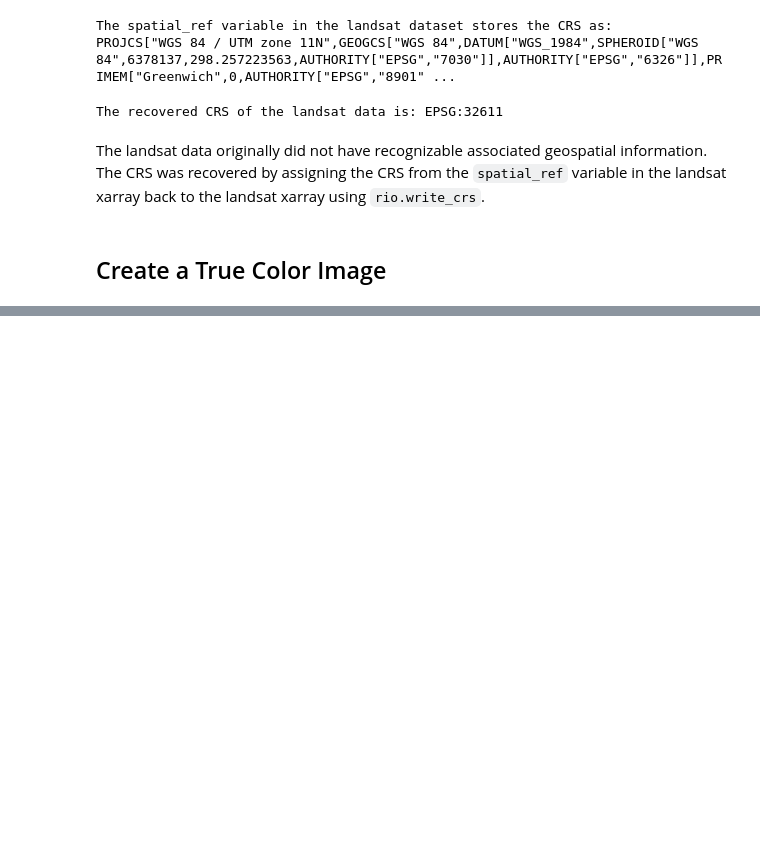
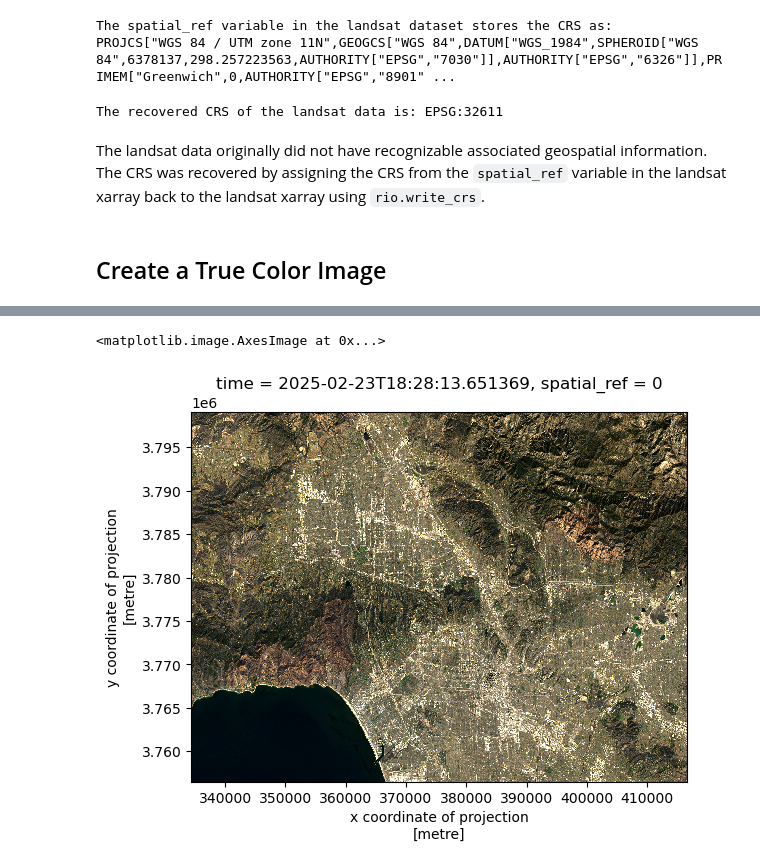
Before and after one commit to pr-scilla/eds220-hwk4, a Jupyter notebook: hwk4-task2-false-color-PIERCE.ipynb, the cells around one changed output, grey strips where cells are left out. Drawn from its saved outputs; the diff is of its cells as text; code cells hidden in the pictures; blank space fills up the shorter version.

```diff
--- a/hwk4-task2-false-color-PIERCE.ipynb
+++ b/hwk4-task2-false-color-PIERCE.ipynb
@@ -188,0 +220,6 @@ The landsat data originally did not have recognizable associated geospatial info
+# %%
+# Replace nan values with zero and plot
+landsat_geo[['red', 'green', 'blue']].to_dataarray().fillna(0).plot.imshow(robust=True)
+# %% [output]
+<matplotlib.image.AxesImage at 0x...>
+[figure, added]
```
Also changed, not shown: parts of 6 cells of this notebook.
